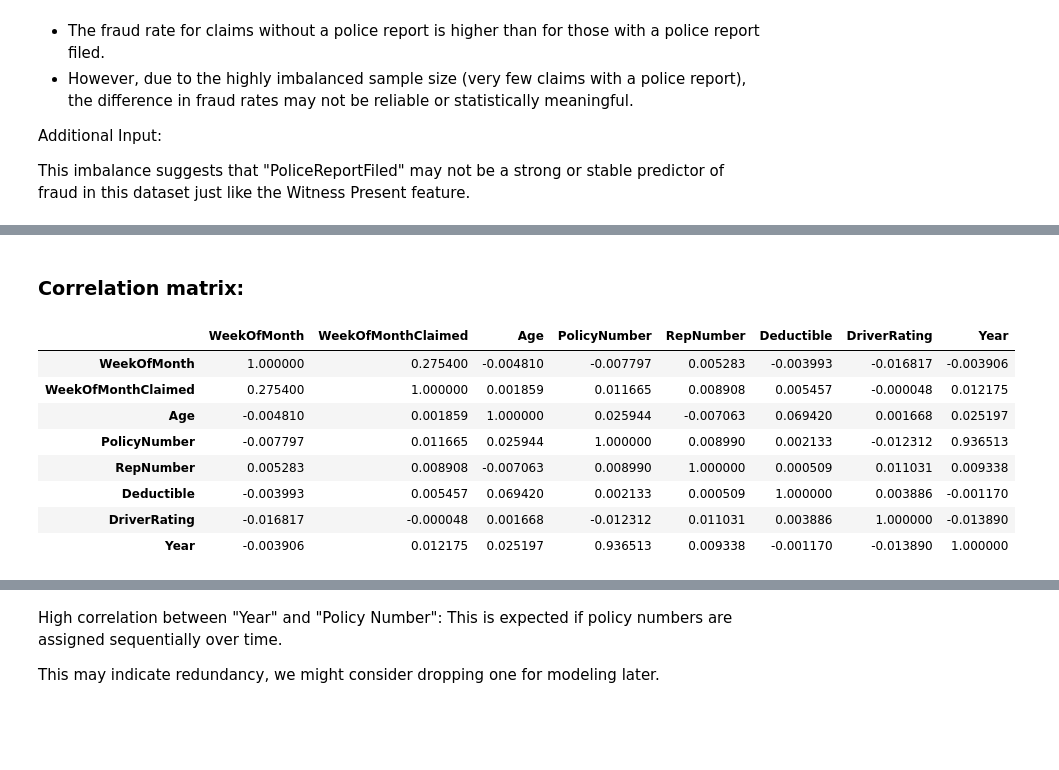
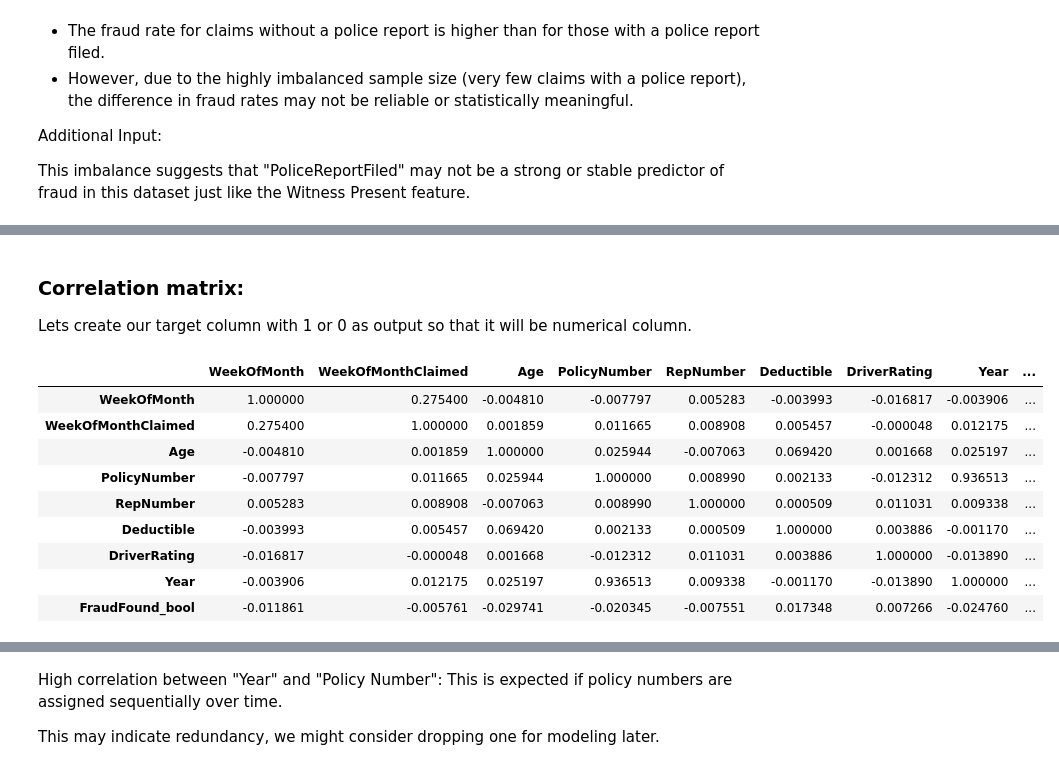
Before and after one commit to fatinshariff/auto-insurance-fraud-detection, a Jupyter notebook: data_exploration.ipynb, the cells around one changed output, grey strips where cells are left out. Cells and saved outputs as stored; diff of their text form; code cells hidden in the pictures; blank space fills up the shorter version.

```diff
--- a/data_exploration.ipynb
+++ b/data_exploration.ipynb
@@ -555,14 +533,20 @@ p-value: 0.4389777266219206
 # %% [markdown]
 ### Correlation matrix:
+
+Lets create our target column with 1 or 0 as output so that it will be numerical column.
+# %%
+df['FraudFound_bool'] = df.FraudFound == 'Yes'
 # %%
-df.corr(numeric_only=True)
+corr_matrix = df.corr(numeric_only=True)
+corr_matrix
 # %% [output]
-|  | WeekOfMonth | WeekOfMonthClaimed | Age | PolicyNumber | RepNumber | Deductible | DriverRating | Year |
-| WeekOfMonth | 1.000000 | 0.275400 | -0.004810 | -0.007797 | 0.005283 | -0.003993 | -0.016817 | -0.003906 |
-| WeekOfMonthClaimed | 0.275400 | 1.000000 | 0.001859 | 0.011665 | 0.008908 | 0.005457 | -0.000048 | 0.012175 |
-| Age | -0.004810 | 0.001859 | 1.000000 | 0.025944 | -0.007063 | 0.069420 | 0.001668 | 0.025197 |
-| PolicyNumber | -0.007797 | 0.011665 | 0.025944 | 1.000000 | 0.008990 | 0.002133 | -0.012312 | 0.936513 |
-| RepNumber | 0.005283 | 0.008908 | -0.007063 | 0.008990 | 1.000000 | 0.000509 | 0.011031 | 0.009338 |
-| Deductible | -0.003993 | 0.005457 | 0.069420 | 0.002133 | 0.000509 | 1.000000 | 0.003886 | -0.001170 |
-| DriverRating | -0.016817 | -0.000048 | 0.001668 | -0.012312 | 0.011031 | 0.003886 | 1.000000 | -0.013890 |
-| Year | -0.003906 | 0.012175 | 0.025197 | 0.936513 | 0.009338 | -0.001170 | -0.013890 | 1.000000 |
+|  | WeekOfMonth | WeekOfMonthClaimed | Age | PolicyNumber | RepNumber | Deductible | DriverRating | Year | ... |
+| WeekOfMonth | 1.000000 | 0.275400 | -0.004810 | -0.007797 | 0.005283 | -0.003993 | -0.016817 | -0.003906 | ... |
+| WeekOfMonthClaimed | 0.275400 | 1.000000 | 0.001859 | 0.011665 | 0.008908 | 0.005457 | -0.000048 | 0.012175 | ... |
+| Age | -0.004810 | 0.001859 | 1.000000 | 0.025944 | -0.007063 | 0.069420 | 0.001668 | 0.025197 | ... |
+| PolicyNumber | -0.007797 | 0.011665 | 0.025944 | 1.000000 | 0.008990 | 0.002133 | -0.012312 | 0.936513 | ... |
+| RepNumber | 0.005283 | 0.008908 | -0.007063 | 0.008990 | 1.000000 | 0.000509 | 0.011031 | 0.009338 | ... |
+| Deductible | -0.003993 | 0.005457 | 0.069420 | 0.002133 | 0.000509 | 1.000000 | 0.003886 | -0.001170 | ... |
+| DriverRating | -0.016817 | -0.000048 | 0.001668 | -0.012312 | 0.011031 | 0.003886 | 1.000000 | -0.013890 | ... |
+| Year | -0.003906 | 0.012175 | 0.025197 | 0.936513 | 0.009338 | -0.001170 | -0.013890 | 1.000000 | ... |
+| FraudFound_bool | -0.011861 | -0.005761 | -0.029741 | -0.020345 | -0.007551 | 0.017348 | 0.007266 | -0.024760 | ... |
```
Also changed, not shown: parts of 14 cells of this notebook.
